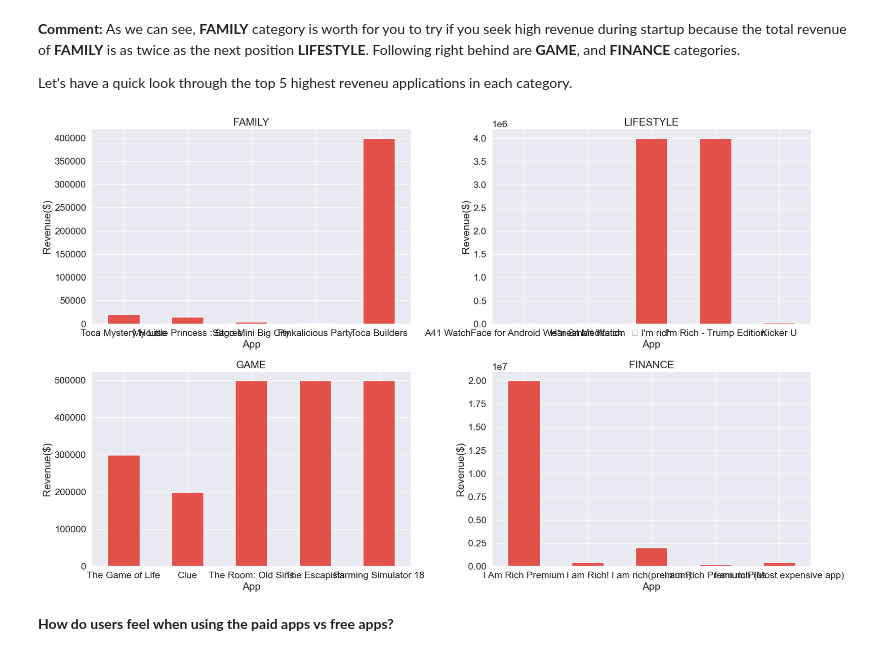
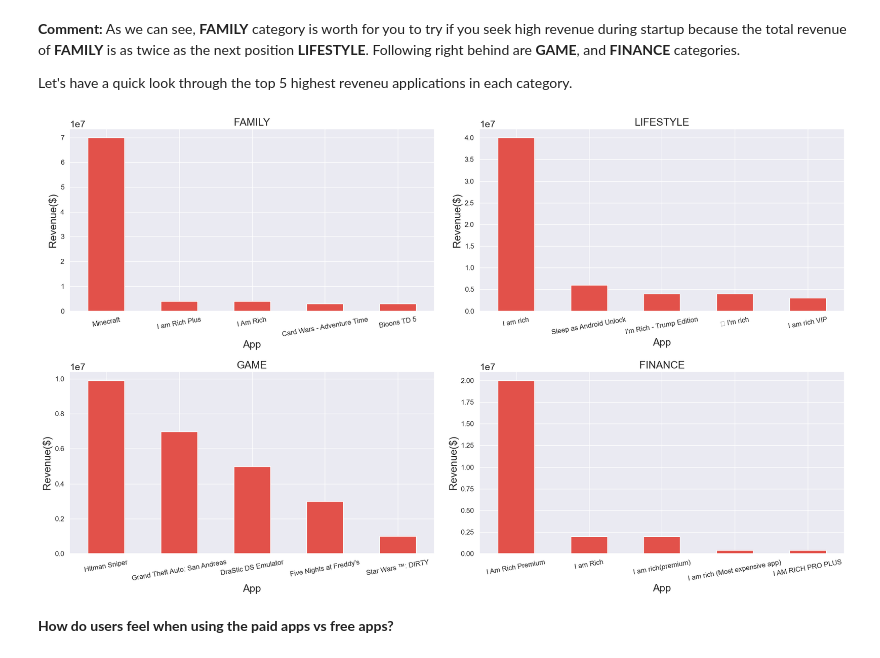
Before and after one commit to Luc-h0/Lap_trinh_cho_khoa_hoc_du_lieu, a Jupyter notebook: Notebook/2.0-EDA.ipynb, the cells around one changed output. Cells and saved outputs as stored; diff of their text form; code cells hidden in the pictures.

```diff
--- a/Notebook/2.0-EDA.ipynb
+++ b/Notebook/2.0-EDA.ipynb
@@ -609,6 +604,7 @@ Those excessively expensive apps pique our curiosity. Let find out:
 #pre-processing
 paid_df = df[df.Type == 'Paid'].copy()
 paid_df['Revenue'] = paid_df['Price'] * paid_df['Installs'] # revenue = price * number of install
+paid_df.sort_values('Revenue', ascending=False, inplace=True)
 
 # groupby 'Category' to find total Revenue
 revenue_cat_paid = paid_df.groupby('Category')['Revenue'].sum()
@@ -632,13 +628,13 @@ Let's have a quick look through the top 5 highest reveneu applications in each c
 # %%
 fig, axes = plt.subplots(2, 2, figsize=(20,12))
 top_cates = revenue_cat_paid.index[:4]
 for cate, ax in zip(top_cates, axes.ravel()):
     paid_df[paid_df.Category == cate].head(5).plot.bar(ax=ax, x='App',
-                                                       y='Revenue', ylabel='Revenue($)', title=cate, rot=0, legend=False)
+                                                       y='Revenue', ylabel='Revenue($)', title=cate, rot=10, legend=False, fontsize=12)
 
 fig.tight_layout()
 # %% [output]
-[figure, old version]
+[figure, new version]
 # %% [markdown]
 **How do users feel when using the paid apps vs free apps?**
 # %%
```
Also changed, not shown: parts of 6 cells of this notebook.
